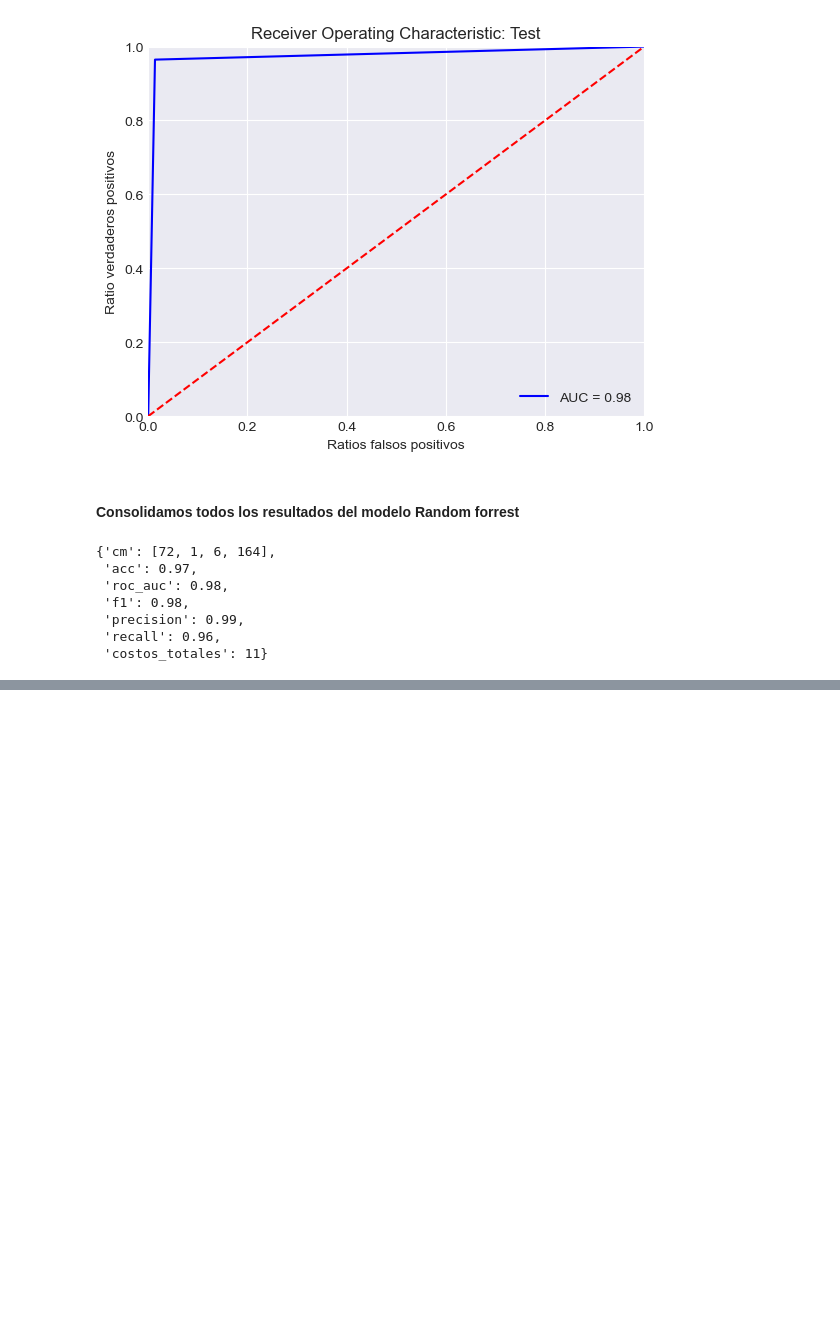
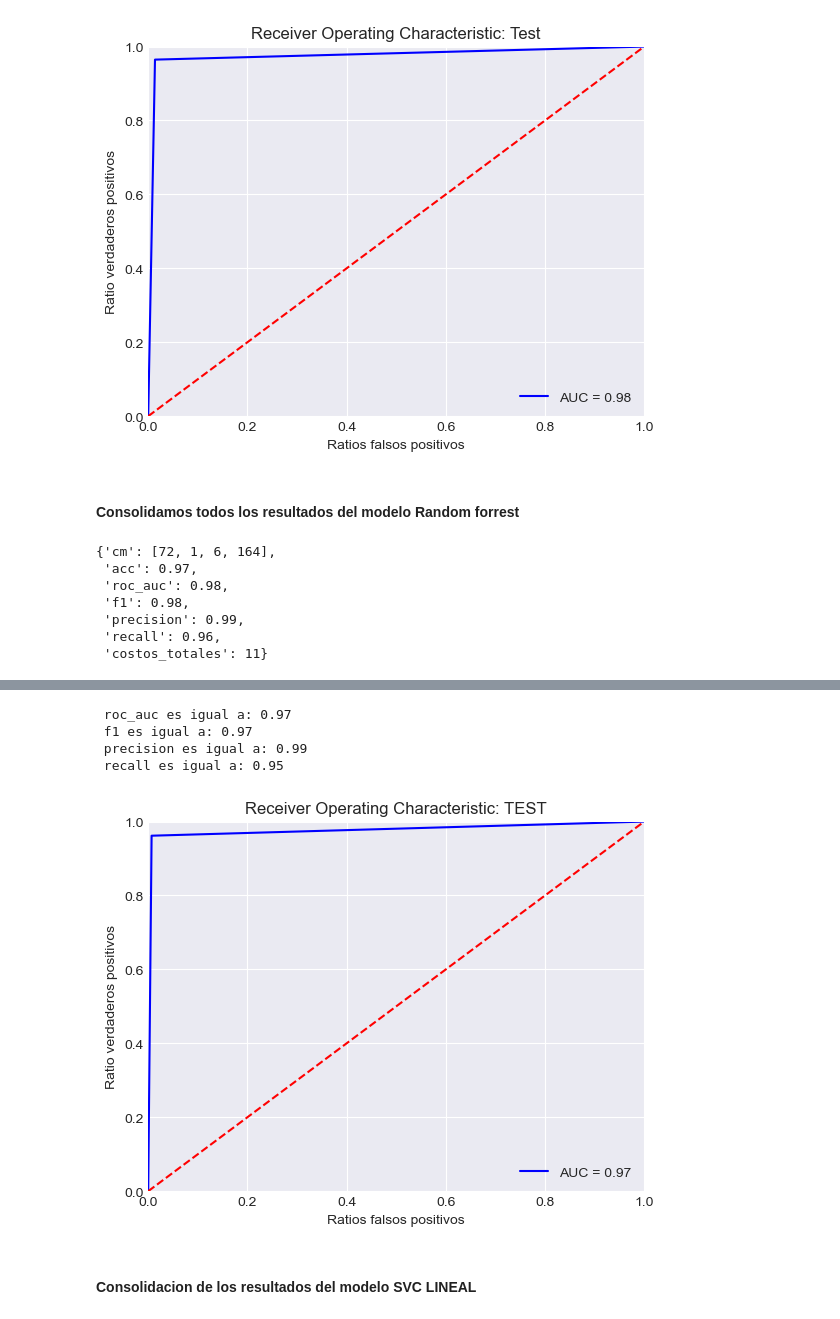
Before and after one commit to choppeb7/PC3-MBIT-AI, a Jupyter notebook: 03_Modelado.ipynb, the cells around one changed output, grey strips where cells are left out. Saved outputs shown, nothing was run; the diff lists cells and outputs as text; code cells hidden in the pictures; blank space fills up the shorter version.

```diff
--- a/03_Modelado.ipynb
+++ b/03_Modelado.ipynb
@@ -913,0 +1150,2 @@ c:\Users\CHOPPE\Documents\CEROSA 2024\anaconda\envs\ml_clean\lib\site-packages\x
+# %%
+y_pred_test=best_model_svc_lineal.predict(X_test)
@@ -913,0 +1179,35 @@ c:\Users\CHOPPE\Documents\CEROSA 2024\anaconda\envs\ml_clean\lib\site-packages\x
+# %%
+#### Area bajo la curva (auc) & demás métricas
+# AUC & demás Métricas
+from sklearn.metrics import roc_auc_score, roc_curve, accuracy_score, confusion_matrix, f1_score, precision_score, recall_score
+
+fpr, tpr, threshold = roc_curve(y_test, y_pred_test)
+svc_lineal_roc_auc_test = roc_auc_score(y_test, y_pred_test)
+svc_lineal_f1_test = f1_score(y_test, y_pred_test)
+svc_lineal_precision_test = precision_score(y_test, y_pred_test)
+svc_lineal_recall_test = recall_score(y_test, y_pred_test)
+
+print(f" roc_auc es igual a: {svc_lineal_roc_auc_test:.2f}")
+print(f" f1 es igual a: {svc_lineal_f1_test:.2f}")
+print(f" precision es igual a: {svc_lineal_precision_test:.2f}")
+print(f" recall es igual a: {svc_lineal_recall_test:.2f}")
+# %% [output]
+ roc_auc es igual a: 0.97
+ f1 es igual a: 0.97
+ precision es igual a: 0.99
+ recall es igual a: 0.95
+# %%
+import matplotlib.pyplot as plt
+plt.title('Receiver Operating Characteristic: TEST')
+plt.plot(fpr, tpr, 'b', label = 'AUC = %0.2f' % svc_lineal_roc_auc_test)
+plt.legend(loc = 'lower right')
+plt.plot([0, 1], [0, 1],'r--')
+plt.xlim([0, 1])
+plt.ylim([0, 1])
+plt.ylabel('Ratio verdaderos positivos')
+plt.xlabel('Ratios falsos positivos')
+plt.show()
+# %% [output]
+[figure, added]
+# %% [markdown]
+#### Consolidacion de los resultados del modelo SVC LINEAL
```
Also changed, not shown: parts of 65 cells of this notebook, 17 other files.
